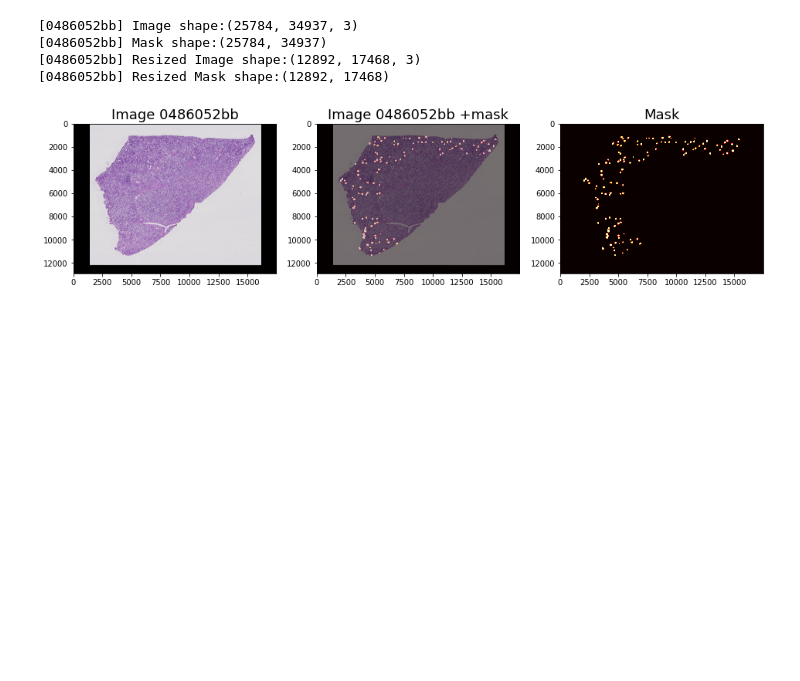
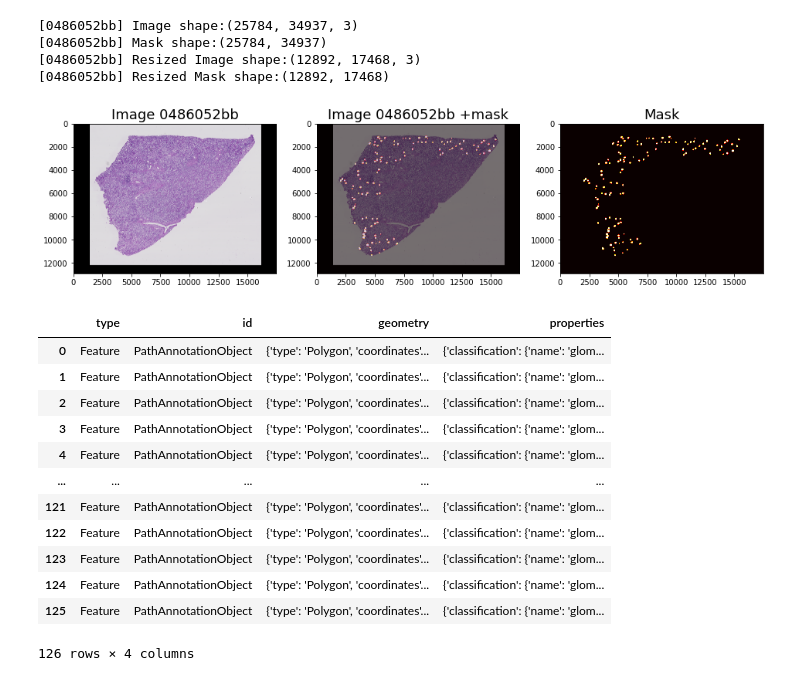
Before and after one commit to Teake1404/Shuqing-Ke-s-Python-Code-Projects, a Jupyter notebook: kidney.ipynb, the cells around one changed output. Saved outputs shown, nothing was run; the diff lists cells and outputs as text; code cells hidden in the pictures; blank space fills up the shorter version.

```diff
--- a/kidney.ipynb
+++ b/kidney.ipynb
@@ -174,3 +164,19 @@ image,mask = read_image(image_id,2)
 plot_image_and_mask(image,mask,image_id)
 # %% [output]
 [figure]
+# %%
+pd.read_json(os.path.join(os.getcwd(),'kidney/train/0486052bb.json'))
+# %% [output]
+|  | type | id | geometry | properties |
+| 0 | Feature | PathAnnotationObject | {'type': 'Polygon', 'coordinates'... | {'classification': {'name': 'glom... |
+| 1 | Feature | PathAnnotationObject | {'type': 'Polygon', 'coordinates'... | {'classification': {'name': 'glom... |
+| 2 | Feature | PathAnnotationObject | {'type': 'Polygon', 'coordinates'... | {'classification': {'name': 'glom... |
+| 3 | Feature | PathAnnotationObject | {'type': 'Polygon', 'coordinates'... | {'classification': {'name': 'glom... |
+| 4 | Feature | PathAnnotationObject | {'type': 'Polygon', 'coordinates'... | {'classification': {'name': 'glom... |
+| ... | ... | ... | ... | ... |
+| 121 | Feature | PathAnnotationObject | {'type': 'Polygon', 'coordinates'... | {'classification': {'name': 'glom... |
+| 122 | Feature | PathAnnotationObject | {'type': 'Polygon', 'coordinates'... | {'classification': {'name': 'glom... |
+| 123 | Feature | PathAnnotationObject | {'type': 'Polygon', 'coordinates'... | {'classification': {'name': 'glom... |
+| 124 | Feature | PathAnnotationObject | {'type': 'Polygon', 'coordinates'... | {'classification': {'name': 'glom... |
+| 125 | Feature | PathAnnotationObject | {'type': 'Polygon', 'coordinates'... | {'classification': {'name': 'glom... |
+126 rows × 4 columns
```
Also changed, not shown: parts of 6 cells of this notebook.
